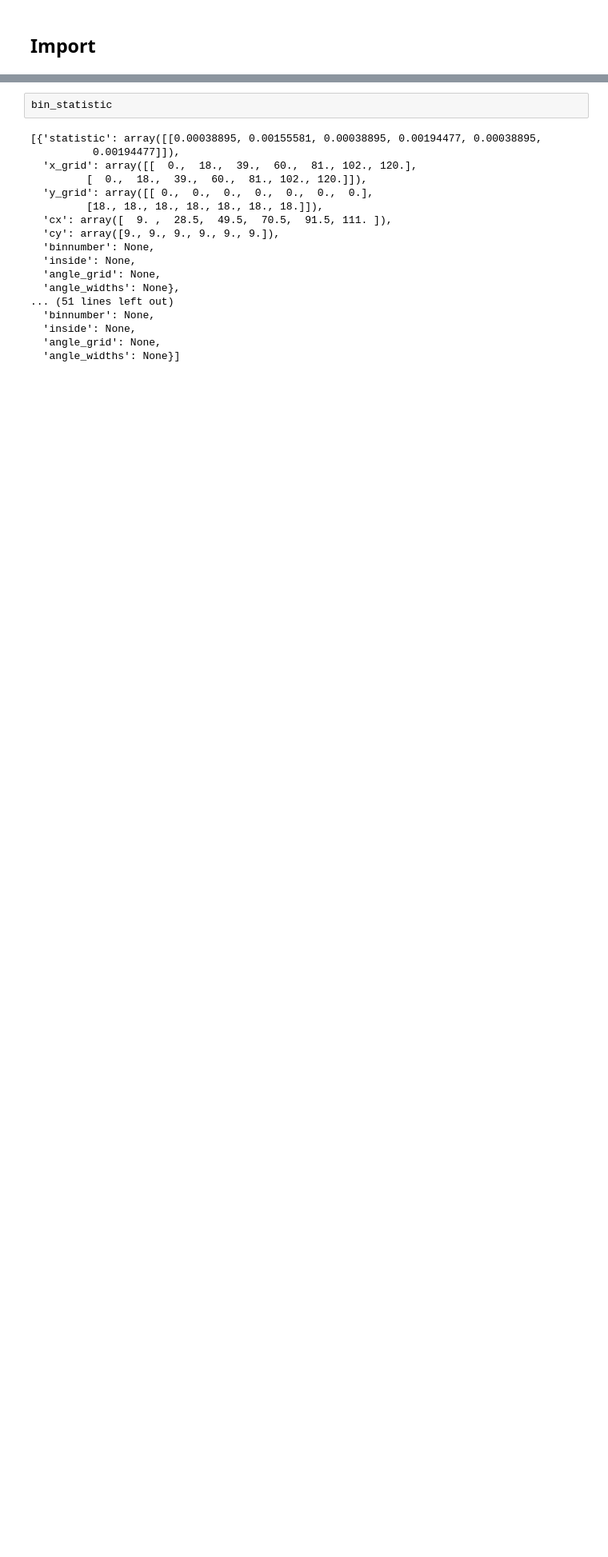
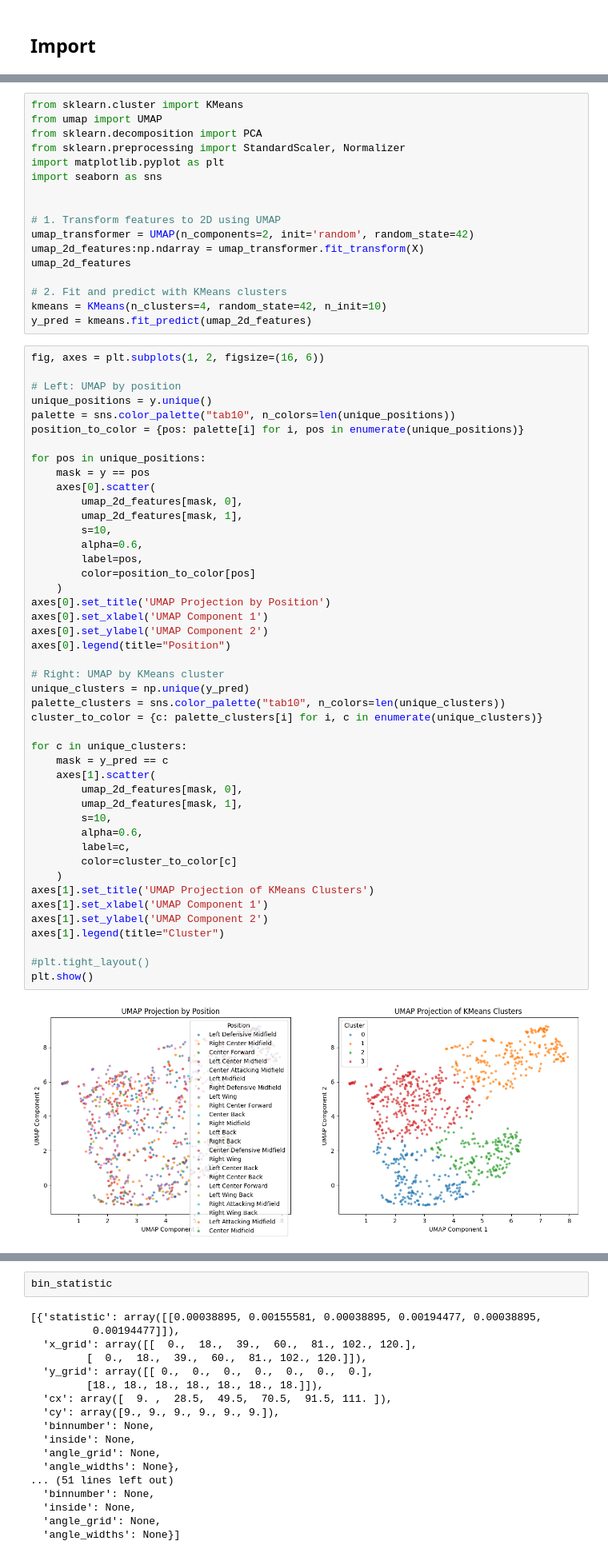
Before and after one commit to allorenz/football-player-similarity, a Jupyter notebook: src/notebooks/feature_heatmap.ipynb, the cells around one changed output, grey strips where cells are left out. Shown at 80% size. Saved outputs shown, nothing was run; the diff lists cells and outputs as text; blank space fills up the shorter version.

```diff
--- a/src/notebooks/feature_heatmap.ipynb
+++ b/src/notebooks/feature_heatmap.ipynb
@@ -59,0 +245,64 @@ df_combined[["player","match_played","position","positions_played"]]
+# %%
+from sklearn.cluster import KMeans
+from umap import UMAP
+from sklearn.decomposition import PCA
+from sklearn.preprocessing import StandardScaler, Normalizer
+import matplotlib.pyplot as plt
+import seaborn as sns
+
+
+# 1. Transform features to 2D using UMAP
+umap_transformer = UMAP(n_components=2, init='random', random_state=42)
+umap_2d_features:np.ndarray = umap_transformer.fit_transform(X)
+umap_2d_features
+
+# 2. Fit and predict with KMeans clusters
+kmeans = KMeans(n_clusters=4, random_state=42, n_init=10)
+y_pred = kmeans.fit_predict(umap_2d_features)
+# %%
+fig, axes = plt.subplots(1, 2, figsize=(16, 6))
+
+# Left: UMAP by position
+unique_positions = y.unique()
+palette = sns.color_palette("tab10", n_colors=len(unique_positions))
+position_to_color = {pos: palette[i] for i, pos in enumerate(unique_positions)}
+
+for pos in unique_positions:
+    mask = y == pos
+    axes[0].scatter(
+        umap_2d_features[mask, 0],
+        umap_2d_features[mask, 1],
+        s=10,
+        alpha=0.6,
+        label=pos,
+        color=position_to_color[pos]
+    )
+axes[0].set_title('UMAP Projection by Position')
+axes[0].set_xlabel('UMAP Component 1')
+axes[0].set_ylabel('UMAP Component 2')
+axes[0].legend(title="Position")
+
+# Right: UMAP by KMeans cluster
+unique_clusters = np.unique(y_pred)
+palette_clusters = sns.color_palette("tab10", n_colors=len(unique_clusters))
+cluster_to_color = {c: palette_clusters[i] for i, c in enumerate(unique_clusters)}
+
+for c in unique_clusters:
+    mask = y_pred == c
+    axes[1].scatter(
+        umap_2d_features[mask, 0],
+        umap_2d_features[mask, 1],
+        s=10,
+        alpha=0.6,
+        label=c,
+        color=cluster_to_color[c]
+    )
+axes[1].set_title('UMAP Projection of KMeans Clusters')
+axes[1].set_xlabel('UMAP Component 1')
+axes[1].set_ylabel('UMAP Component 2')
+axes[1].legend(title="Cluster")
+
+#plt.tight_layout()
+plt.show()
+# %% [output]
+[figure, added]
```
Also changed, not shown: parts of 14 cells of this notebook, 20 other files.
